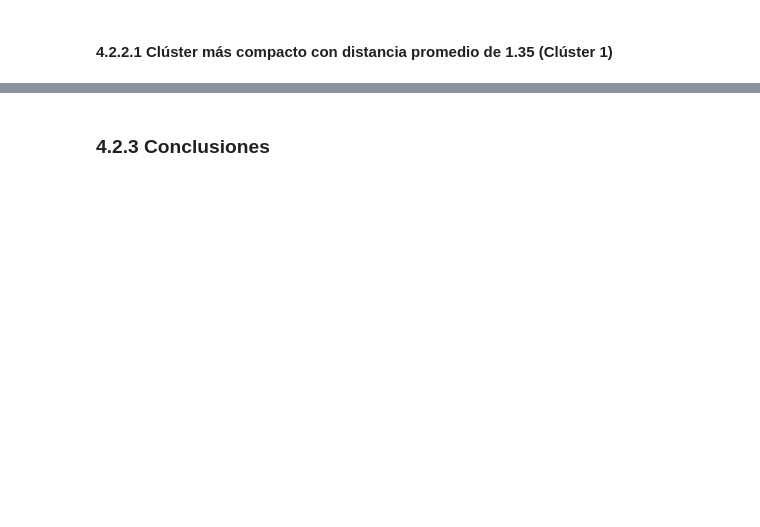
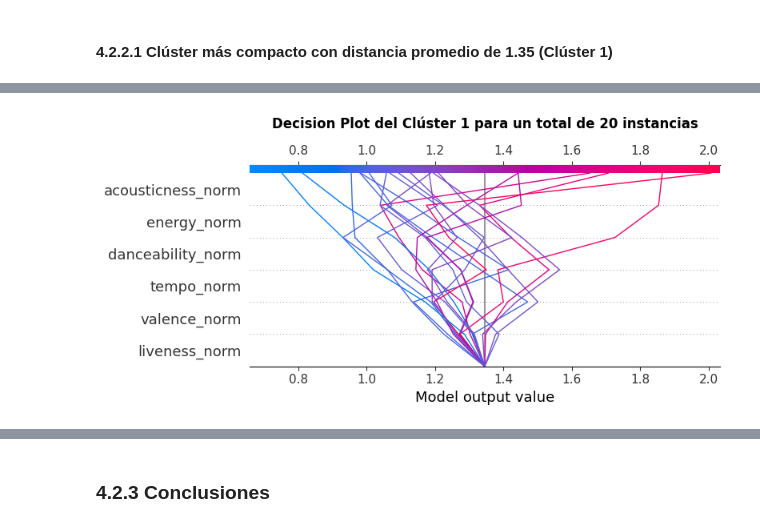
Before and after one commit to marcfpereirauoc/TFG, a Jupyter notebook: 03_explicabilidad_incertidumbre.ipynb, the cells around one changed output, grey strips where cells are left out. Cells and saved outputs as stored; diff of their text form; code cells hidden in the pictures; blank space fills up the shorter version.

Commit message:
Describiendo SHAP

```diff
--- a/03_explicabilidad_incertidumbre.ipynb
+++ b/03_explicabilidad_incertidumbre.ipynb
@@ -595,4 +639,4 @@ plot_shap_summary(1)
 # %%
-
-plot_instance_waterfall_values(1, 0)
-plot_shap_decision(1, instance_ids=list(range(40)))
+plot_shap_decision(1, instance_ids=list(range(20)))
+# %% [output]
+[figure, added]
```
Also changed, not shown: parts of 19 cells of this notebook.
